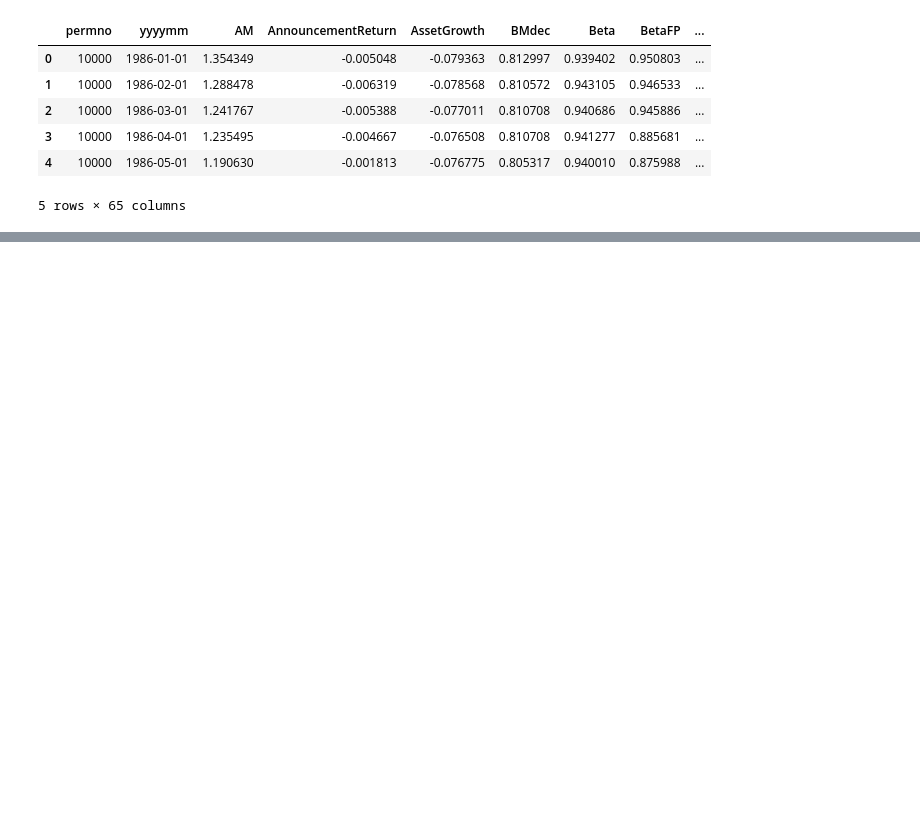
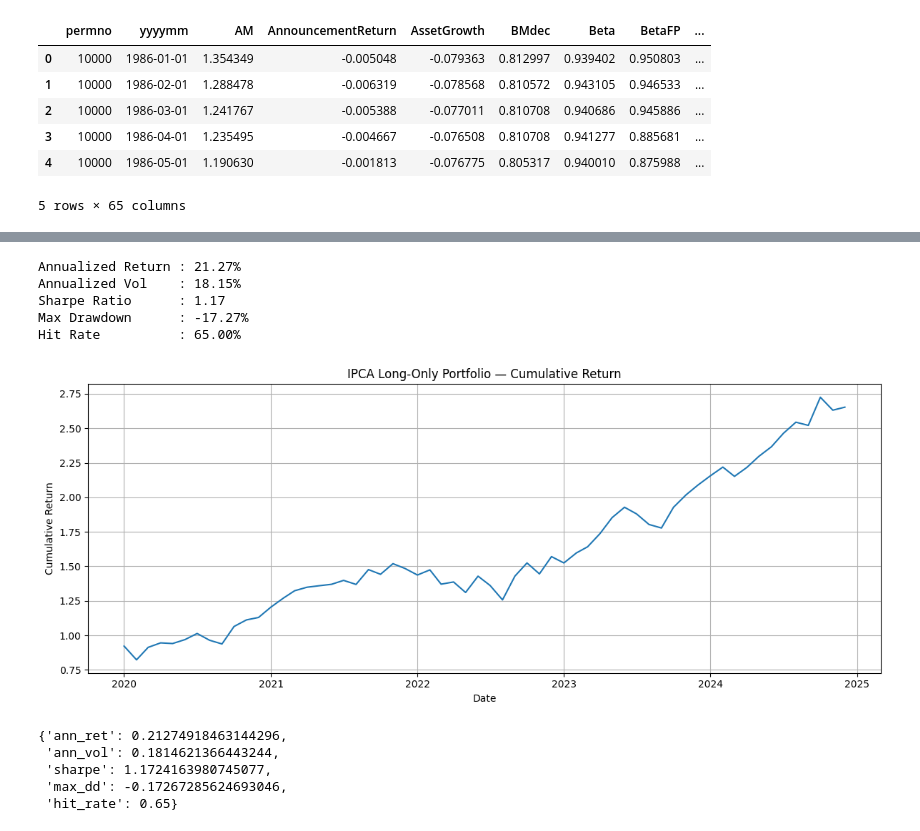
Before and after one commit to arshdeep11112000/TheVirtueOfComplexity_PaperReplication_Experimentation-master, a Jupyter notebook: notebooks/expermint_ppp.ipynb, the cells around one changed output, grey strips where cells are left out. Drawn from its saved outputs; the diff is of its cells as text; code cells hidden in the pictures; blank space fills up the shorter version.

```diff
--- a/notebooks/expermint_ppp.ipynb
+++ b/notebooks/expermint_ppp.ipynb
@@ -249,0 +580,37 @@ Hit Rate          : 63.33%
+# %%
+from src.portfolio_utils import (
+    build_long_only_portfolio,
+    compute_portfolio_returns,
+    portfolio_performance,
+    plot_cumulative,
+)
+
+# map averaged predictions to portfolio utils expected names
+port_input = pred_avg_df.rename(columns={"y_pred_avg": "y_pred"})[
+    ["permno", "yyyymm", "y_pred", "y_true"]
+].copy()
+
+# build portfolio (example: top 100 each month, long-only)
+port = build_long_only_portfolio(
+    pred_df=port_input,
+    top_n=100,      # change as needed
+    threshold=0.0,  # keep only positive expected return
+)
+
+monthly = compute_portfolio_returns(port)
+stats = portfolio_performance(monthly)
+plot_cumulative(monthly)
+
+stats
+# %% [output]
+Annualized Return : 21.27%
+Annualized Vol    : 18.15%
+Sharpe Ratio      : 1.17
+Max Drawdown      : -17.27%
+Hit Rate          : 65.00%
+[figure, added]
+{'ann_ret': 0.21274918463144296,
+ 'ann_vol': 0.1814621366443244,
+ 'sharpe': 1.1724163980745077,
+ 'max_dd': -0.17267285624693046,
+ 'hit_rate': 0.65}
```
Also changed, not shown: parts of 25 cells of this notebook, 9 other files.
